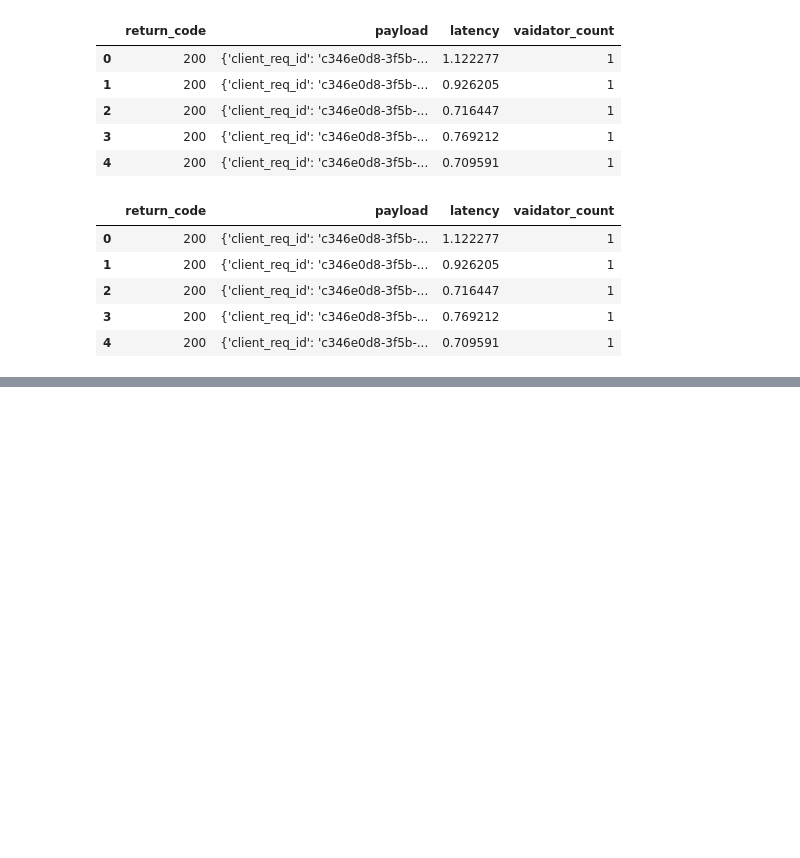
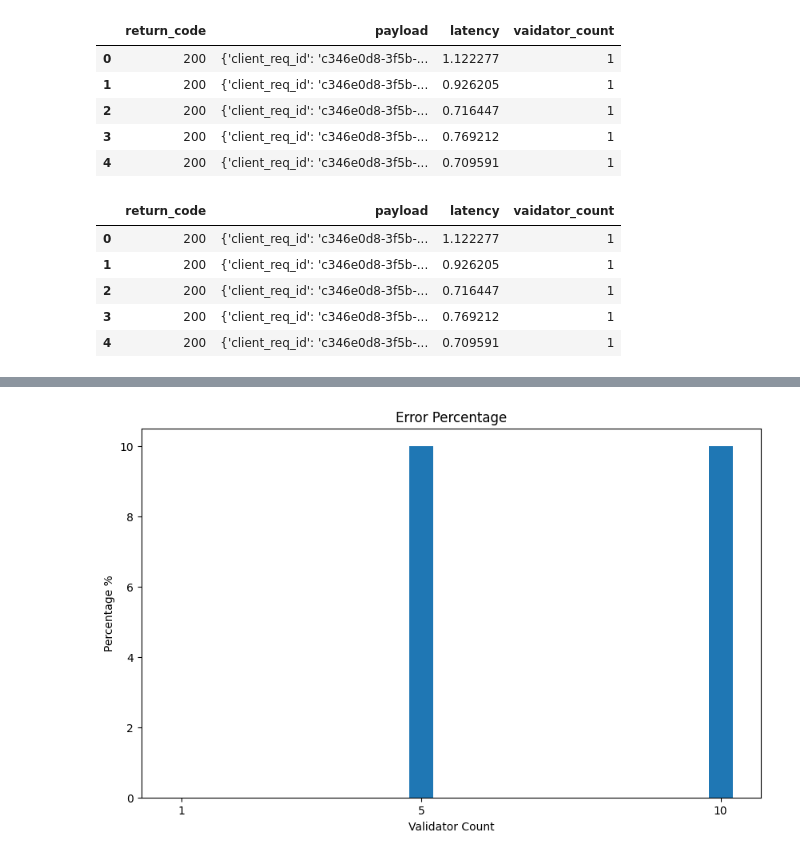
Before and after one commit to malaka-jayatissa/staking_perf_tool, a Jupyter notebook: stats/latency_stats.ipynb, the cells around one changed output, grey strips where cells are left out. Saved outputs shown, nothing was run; the diff lists cells and outputs as text; code cells hidden in the pictures; blank space fills up the shorter version.

Commit message:
Adding error percentages

```diff
--- a/stats/latency_stats.ipynb
+++ b/stats/latency_stats.ipynb
@@ -72,0 +73,16 @@ plt.show()
+# %%
+error_results = raw_df[raw_df['return_code'] != 200]
+error_results.reset_index()
+error_results.head()
+
+grouped_results_error = error_results.groupby('vaidator_count')
+grouped_results_error.head()
+
+error_result = grouped_results_error['latency'].agg(
+    error_count=('count'),
+).reset_index()
+
+merged_df = pd.merge(result,error_result, on='vaidator_count', how='outer')
+merged_df.fillna(0, inplace=True)
+merged_df['error_percentage'] = merged_df['error_count']/(merged_df['error_count'] + merged_df['sample_count'])*100
+merged_df.head()
@@ -72,0 +94,15 @@ plt.show()
+# %%
+plt.figure(figsize=(10, 6))
+
+plt.bar(merged_df['vaidator_count'], merged_df['error_percentage'],  width=0.9)
+
+plt.title('Error Percentage')
+
+plt.xlabel('Validator Count')
+plt.ylabel('Percentage %')
+plt.xticks(result['vaidator_count'])
+
+
+plt.show()
+# %% [output]
+[figure, added]
```
Also changed, not shown: parts of 3 cells of this notebook, 2 other files.
